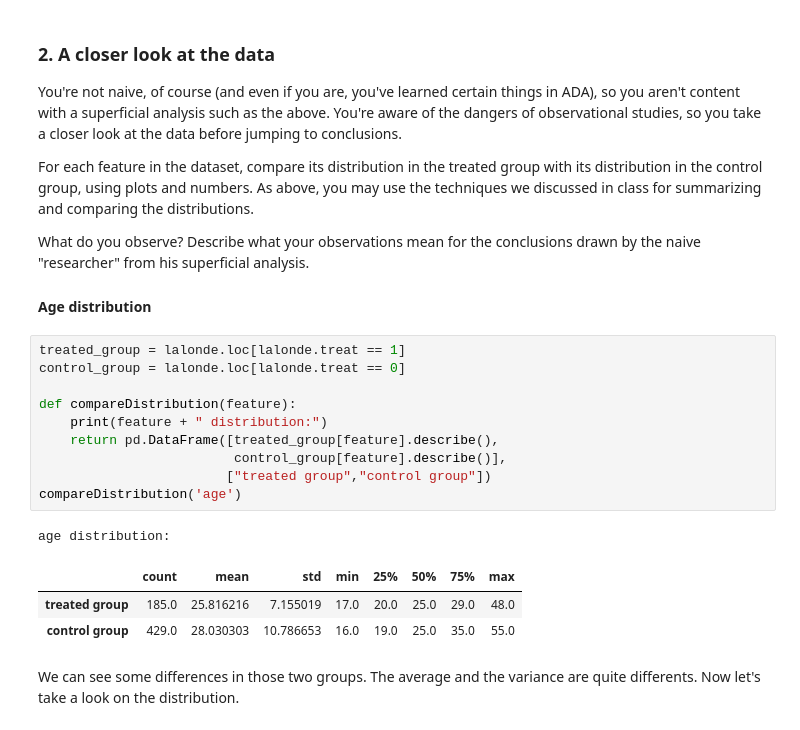
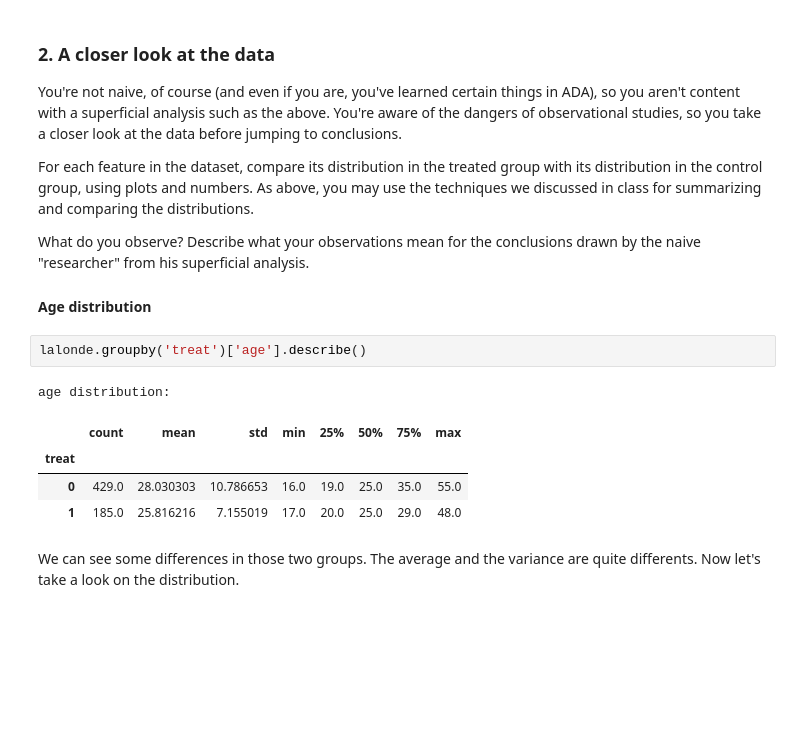
Before and after one commit to mathildemrt/ada, a Jupyter notebook: 04 - Applied ML/AppliedML.ipynb, the cells around one changed output. Saved outputs shown, nothing was run; the diff lists cells and outputs as text; blank space fills up the shorter version.

```diff
--- a/04 - Applied ML/AppliedML.ipynb
+++ b/04 - Applied ML/AppliedML.ipynb
@@ -143,21 +124,14 @@ What do you observe?
 Describe what your observations mean for the conclusions drawn by the naive "researcher" from his superficial analysis.
 
 #### Age distribution
-# %%
-treated_group = lalonde.loc[lalonde.treat == 1]
-control_group = lalonde.loc[lalonde.treat == 0]
-
-def compareDistribution(feature):
-    print(feature + " distribution:")
-    return pd.DataFrame([treated_group[feature].describe(),
-                         control_group[feature].describe()],
-                        ["treated group","control group"])
-compareDistribution('age')
-# %% [output]
-age distribution:
-|  | count | mean | std | min | 25% | 50% | 75% | max |
-| treated group | 185.0 | 25.816216 | 7.155019 | 17.0 | 20.0 | 25.0 | 29.0 | 48.0 |
-| control group | 429.0 | 28.030303 | 10.786653 | 16.0 | 19.0 | 25.0 | 35.0 | 55.0 |
+# %%
+lalonde.groupby('treat')['age'].describe()
+# %% [output]
+age distribution:
+|  | count | mean | std | min | 25% | 50% | 75% | max |
+| treat |  |  |  |  |  |  |  |  |
+| 0 | 429.0 | 28.030303 | 10.786653 | 16.0 | 19.0 | 25.0 | 35.0 | 55.0 |
+| 1 | 185.0 | 25.816216 | 7.155019 | 17.0 | 20.0 | 25.0 | 29.0 | 48.0 |
 # %% [markdown]
 We can see some differences in those two groups. The average and the variance are quite differents. Now let's take a look on the distribution.
 # %%
```
Also changed, not shown: parts of 20 cells of this notebook.
